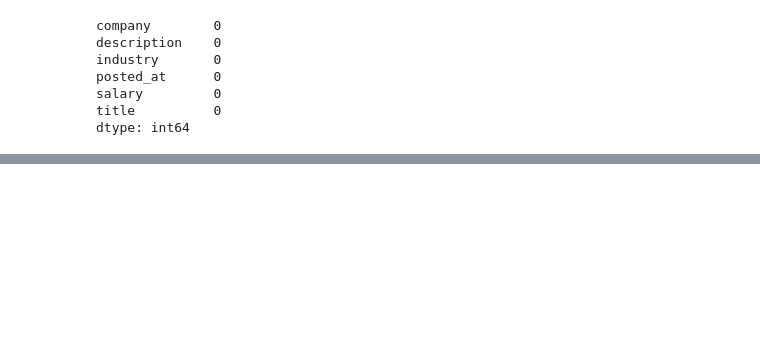
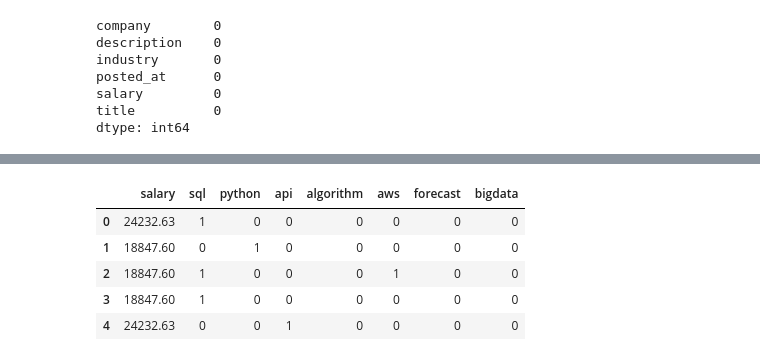
Before and after one commit to rkp678/Project2_GroupC, a Jupyter notebook: starter_code.ipynb, the cells around one changed output, grey strips where cells are left out. Saved outputs shown, nothing was run; the diff lists cells and outputs as text; code cells hidden in the pictures; blank space fills up the shorter version.

```diff
--- a/starter_code.ipynb
+++ b/starter_code.ipynb
@@ -130,0 +178,12 @@ df.head()
+# %%
+# Convert Indian rupees to US dollars (conversion rate is as of 1/8/2022)
+df_updated['salary'] = round(df_updated['salary']/74.28, 2)
+df_updated.drop(columns=['company', 'description', 'industry', 'posted_at', 'title'], inplace=True)
+df_updated.head()
+# %% [output]
+|  | salary | sql | python | api | algorithm | aws | forecast | bigdata |
+| 0 | 24232.63 | 1 | 0 | 0 | 0 | 0 | 0 | 0 |
+| 1 | 18847.60 | 0 | 1 | 0 | 0 | 0 | 0 | 0 |
+| 2 | 18847.60 | 1 | 0 | 0 | 0 | 1 | 0 | 0 |
+| 3 | 18847.60 | 1 | 0 | 0 | 0 | 0 | 0 | 0 |
+| 4 | 24232.63 | 0 | 0 | 1 | 0 | 0 | 0 | 0 |
```
Also changed, not shown: parts of 33 cells of this notebook, 2 other files.
